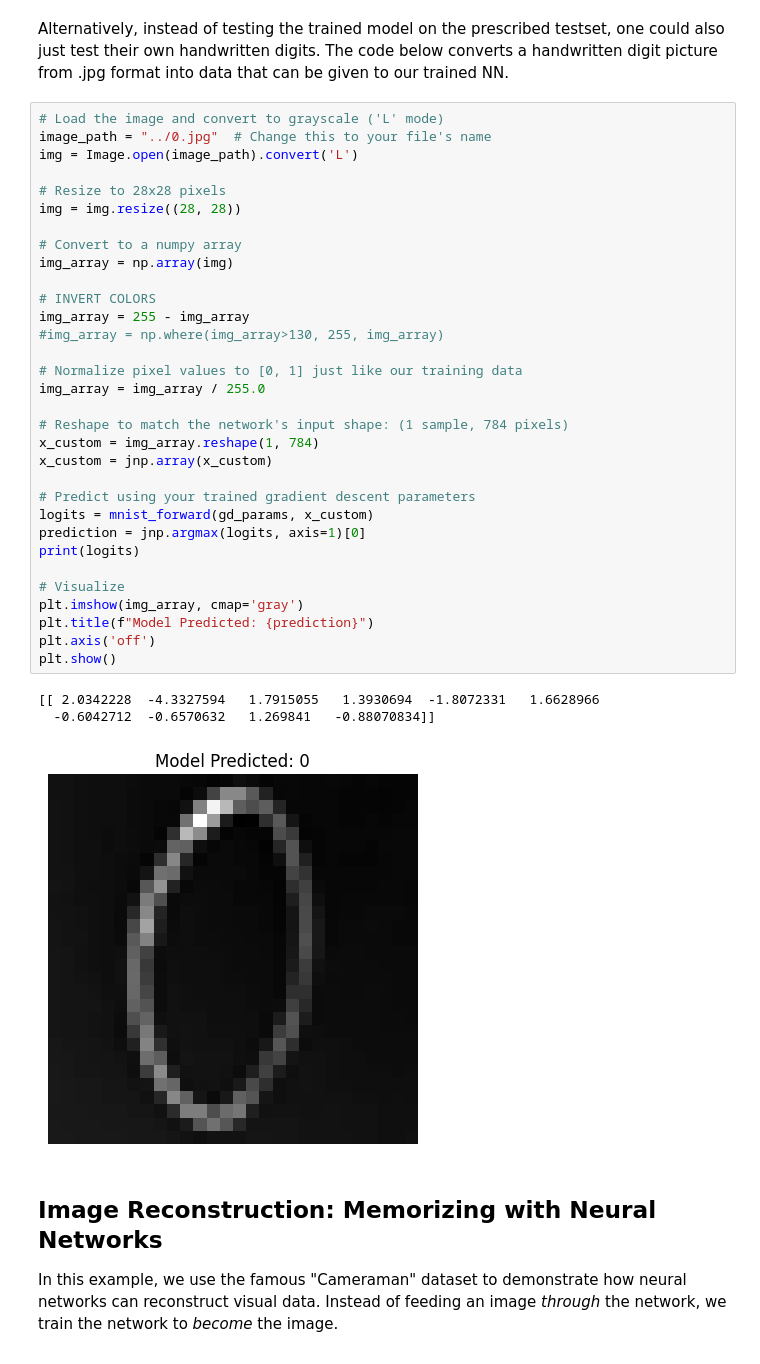
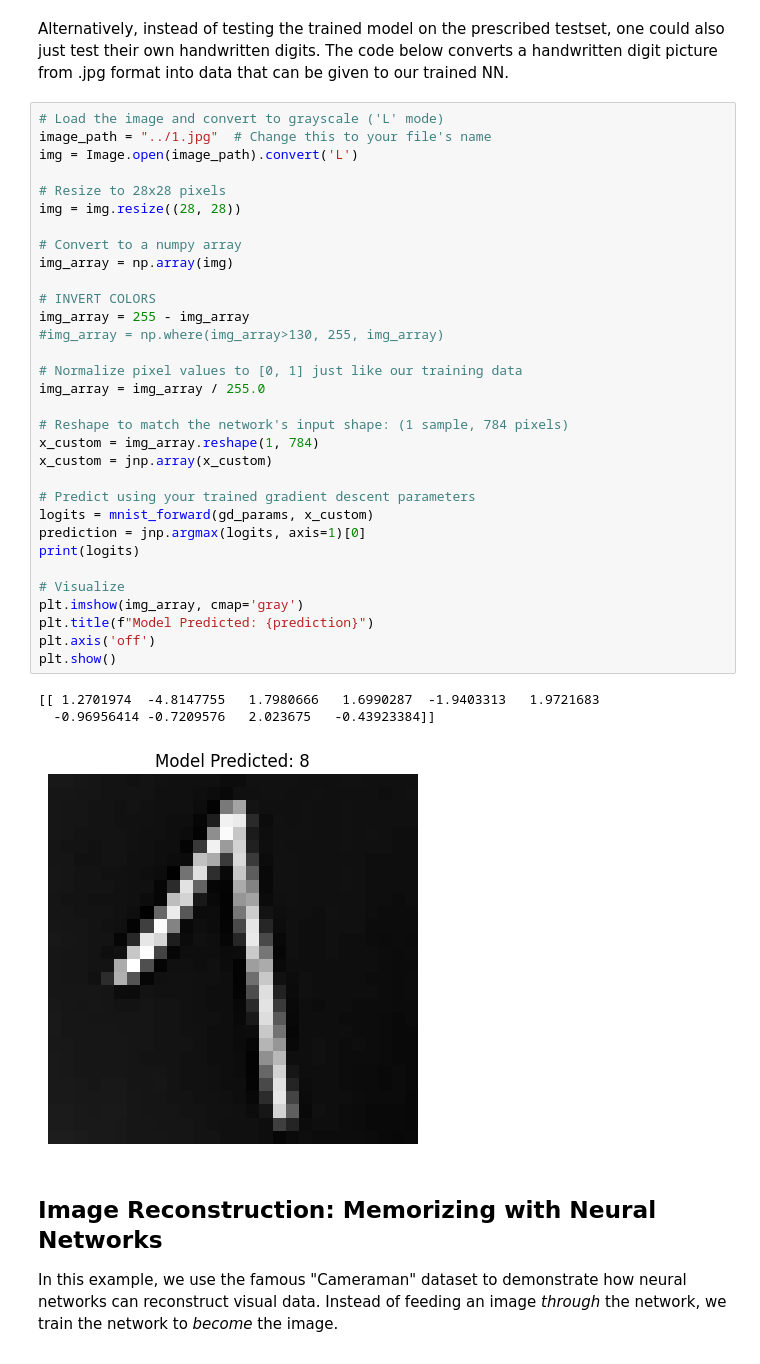
Before and after one commit to shtadinada/MOML-exercises, a Jupyter notebook: mnist.ipynb, the cells around one changed output. Saved outputs shown, nothing was run; the diff lists cells and outputs as text.

```diff
--- a/mnist.ipynb
+++ b/mnist.ipynb
@@ -102,40 +191,40 @@ Alternatively, instead of testing the trained model on the prescribed testset, o
 The code below converts a handwritten digit picture from .jpg format into data that can be given to our trained NN.
 # %%
 # Load the image and convert to grayscale ('L' mode)
-image_path = "../0.jpg"  # Change this to your file's name
+image_path = "../1.jpg"  # Change this to your file's name
 img = Image.open(image_path).convert('L')
 
 # Resize to 28x28 pixels
 img = img.resize((28, 28))
 
 # Convert to a numpy array
 img_array = np.array(img)
 
 # INVERT COLORS
 img_array = 255 - img_array
 #img_array = np.where(img_array>130, 255, img_array)
 
 # Normalize pixel values to [0, 1] just like our training data
 img_array = img_array / 255.0
 
 # Reshape to match the network's input shape: (1 sample, 784 pixels)
 x_custom = img_array.reshape(1, 784)
 x_custom = jnp.array(x_custom)
 
 # Predict using your trained gradient descent parameters
 logits = mnist_forward(gd_params, x_custom)
 prediction = jnp.argmax(logits, axis=1)[0]
 print(logits)
 
 # Visualize
 plt.imshow(img_array, cmap='gray')
 plt.title(f"Model Predicted: {prediction}")
 plt.axis('off')
 plt.show()
 # %% [output]
-[[ 2.0342228  -4.3327594   1.7915055   1.3930694  -1.8072331   1.6628966
-  -0.6042712  -0.6570632   1.269841   -0.88070834]]
+[[ 1.2701974  -4.8147755   1.7980666   1.6990287  -1.9403313   1.9721683
+  -0.96956414 -0.7209576   2.023675   -0.43923384]]
-[figure, old version]
+[figure, new version]
 # %% [markdown]
 ## Image Reconstruction: Memorizing with Neural Networks
 In this example, we use the famous "Cameraman" dataset to demonstrate how neural networks can reconstruct visual data. Instead of feeding an image *through* the network, we train the network to *become* the image.
```
Also changed, not shown: parts of 4 cells of this notebook, 1 other file.
